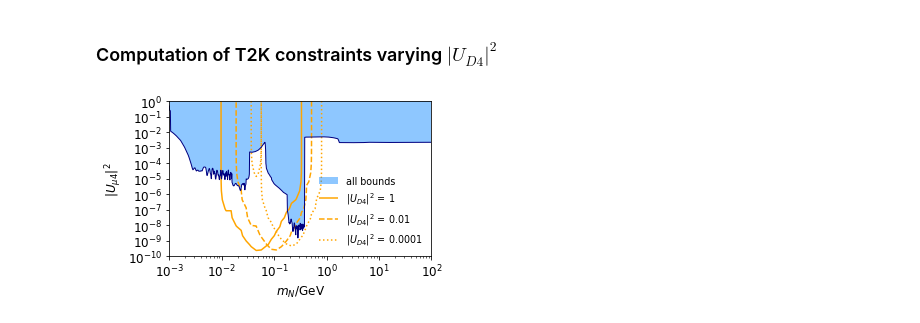
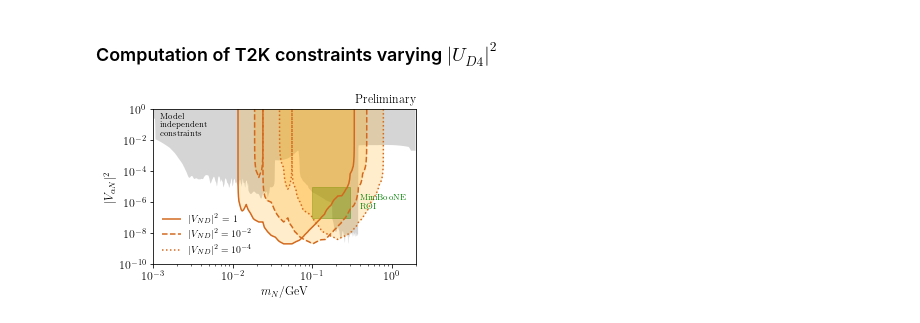
Before and after one commit to mhostert/dark-neutrinos-at-T2K, a Jupyter notebook: exp_analysis/7_poster_plots.ipynb, the cells around one changed output. Saved outputs shown, nothing was run; the diff lists cells and outputs as text; code cells hidden in the pictures.

```diff
--- a/exp_analysis/7_poster_plots.ipynb
+++ b/exp_analysis/7_poster_plots.ipynb
@@ -100,0 +98,7 @@ heavy_nonminimal_posterior_v = np.vectorize(heavy_nonminimal_posterior)
+# %%
+# setting
+mz = np.geomspace(0.101, my_exp_analysis.mz_limits[1], 45)
+epsilon = np.geomspace(1e-5, 1e-1, 40)
+mz, epsilon = np.meshgrid(mz, epsilon)
+
+dark_photon_Ud4_2_s = [1, 1e-2, 1e-4]
@@ -122,7 +130,0 @@ gminus2_colors = ['dodgerblue']
-# %%
-# setting
-mz = np.geomspace(0.101, my_exp_analysis.mz_limits[1], 25)
-epsilon = np.geomspace(1e-6, 1e-1, 20)
-mz, epsilon = np.meshgrid(mz, epsilon)
-
-dark_photon_Ud4_2_s = [1, 1e-2, 1e-4]
@@ -245,7 +199,7 @@ plt.show()
 ################################
 # range of N mass
 MN_MIN = 1e-3 # GeV
-MN_MAX = 1e2 # GeV
+MN_MAX = 2 # GeV
 MN = np.logspace(np.log10(MN_MIN),np.log10(MN_MAX),1000)
 # %% [markdown]
 ### Computation of T2K constraints varying $|U_{D4}|^2$
@@ -253,10 +207,10 @@ MN = np.logspace(np.log10(MN_MIN),np.log10(MN_MAX),1000)
 # setting
 m4 = np.geomspace(my_exp_analysis.m4_limits[0],
                   my_exp_analysis.m4_limits[1],
-                  25)
+                  45)
 Umu4_2 = np.geomspace(1e-11,
                       1,
-                      20)
+                      40)
 m4, Umu4_2 = np.meshgrid(m4, Umu4_2)
 
 hnl_Ud4_2_s = [1, 1e-2, 1e-4]
@@ -273,45 +227,54 @@ ax.set_xlim(X_MIN, X_MAX)
 ax.set_ylim(Y_MIN, Y_MAX)
 ax.set_xscale('log')
 ax.set_yscale('log')
 ax.set_xlabel(r"$m_{N}$/GeV")
-ax.set_ylabel(r'$|U_{\mu4 }|^2$')
+ax.set_ylabel(r'$|V_{\alpha N}|^2$')
 
 usqr_bound = umu4.USQR(MN)
 usqr_bound_inv = umu4.USQR_inv(MN)
 
 ##############################################
 # Constraints on U\alpha4^2
 # Minimal HNL -- no Zprime and all that
 # ax.plot(MN, usqr_bound, color='navy', )
 # ax.fill_between(MN, usqr_bound, np.ones(np.size(MN)),
 #             fc='dodgerblue', ec='None', lw =0.0, alpha=0.5, label=r'all bounds')
 
 # most model independent bounds
-ax.plot(MN, usqr_bound_inv, color='navy', lw=1)
+# ax.plot(MN, usqr_bound_inv, color='navy', lw=1)
 ax.fill_between(MN, usqr_bound_inv, np.ones(np.size(MN)),
-            fc='dodgerblue', ec='None', lw =0.0, alpha=0.5, label=r'all bounds')
-total_constraints_handles, total_constraints_labels = ax.get_legend_handles_labels()
+            fc='lightgrey', ec='None', lw =0.0, alpha=0.95)
+ax.annotate('Model\nindependent\nconstraints', xy=(0.0012, 0.02), rotation=0, fontsize=0.7*fsize, color='black')
+
+# MiniBooNE ROI
+plt.fill_between([0.100, 0.300], [1e-7, 1e-7], [1e-5, 1e-5], color='green', alpha=0.4)
+ax.annotate('MiniBooNE\nROI', xy=(0.4, 4e-7), fontsize=0.7*fsize, color='green')
 
 # plot T2K constraints
-colors = ['orange']
+colors = ['orange', 'orange', 'orange']
 linestyles = ['-', '--', 'dotted']
 contours = {}
-for Ud4_2, linestyle in zip(hnl_Ud4_2_s, linestyles):
-    contours[Ud4_2] = ax.contour(m4, Umu4_2, t2k_hnl_constraints[Ud4_2][0],
-                                 levels=[levels[0.9]], colors=colors, linestyles=[linestyle])
-
-ax.legend(total_constraints_handles + [cntr.legend_elements()[0][0] for cntr in contours.values()],
-           total_constraints_labels + [f'$|U_{{D4}}|^2$ = {Ud4_2:.2g}' for Ud4_2 in contours.keys()],
+for Ud4_2, linestyle, color in zip(hnl_Ud4_2_s, linestyles, colors):
+    ax.contourf(m4, Umu4_2,
+                                  t2k_hnl_constraints[Ud4_2][0], levels=[-np.inf, levels[0.9]],
+                                  colors=[color], linestyles=[linestyle], alpha=0.2)
+    contours[Ud4_2] = ax.contour(m4, Umu4_2,
+                                  t2k_hnl_constraints[Ud4_2][0], levels=[levels[0.9]],
+                                  colors=['chocolate'], linestyles=[linestyle])
+ax.legend([cntr.legend_elements()[0][0] for cntr in contours.values()],
+            [f'$|V_{{ND}}|^2$ = {Ud4_2}' if Ud4_2==1 else r'$|V_{{ND}}|^2 = 10^{'+f'{np.log10(Ud4_2):.1g}'+r'}$' for Ud4_2 in contours.keys()],
            frameon=False,
-           loc='lower right')
+           loc='lower left')
 
 
 ax.set_xlim(MN_MIN,MN_MAX)
 ax.set_ylim(1e-10,1)
 ax.loglog()
 
-ax.set_yticks([1e-10,1e-9, 1e-8, 1e-7, 1e-6, 1e-5, 1e-4, 1e-3,1e-2,1e-1,1])
+ax.set_yticks([1e-10, 1e-8, 1e-6, 1e-4, 1e-2, 1])
 
-fig.savefig(f"{save_folder}hnl_umu4sqr_vs_mn.pdf", bbox_inches='tight')
+ax.set_title('Preliminary', loc='right', style='italic')
+fig.savefig(f"{save_folder}hnl_umu4sqr_vs_mn.pdf", bbox_inches='tight', transparent=True)
+fig.savefig(f"{save_folder}hnl_umu4sqr_vs_mn.png", dpi=250, bbox_inches='tight', transparent=True)
 # %% [output]
-[figure, old version]
+[figure, new version]
```
Also changed, not shown: parts of 15 cells of this notebook, 4 other files.
